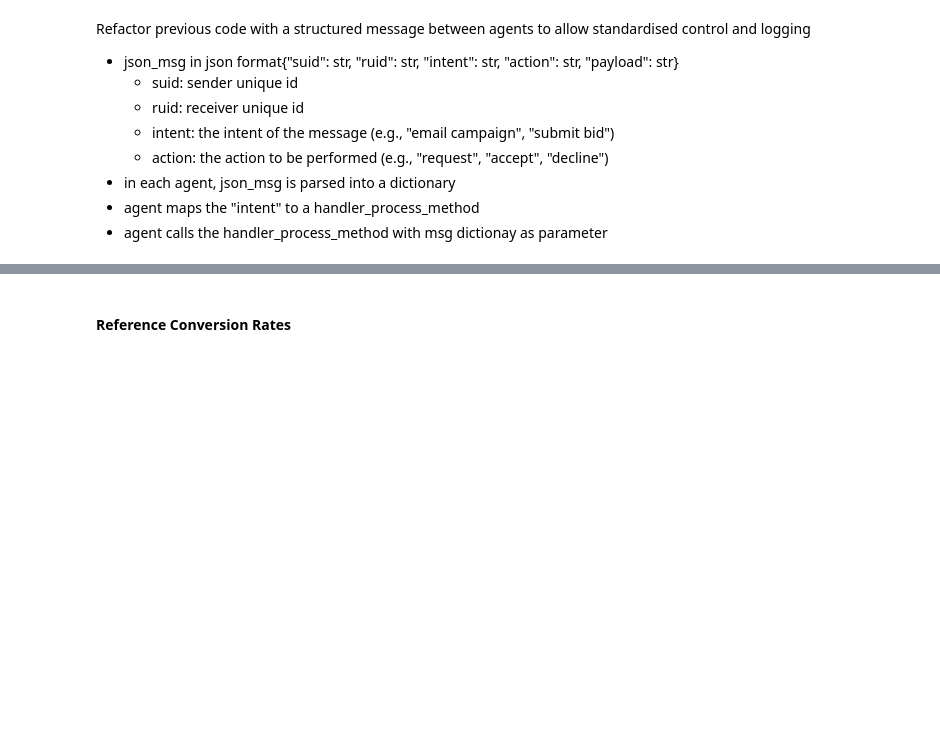
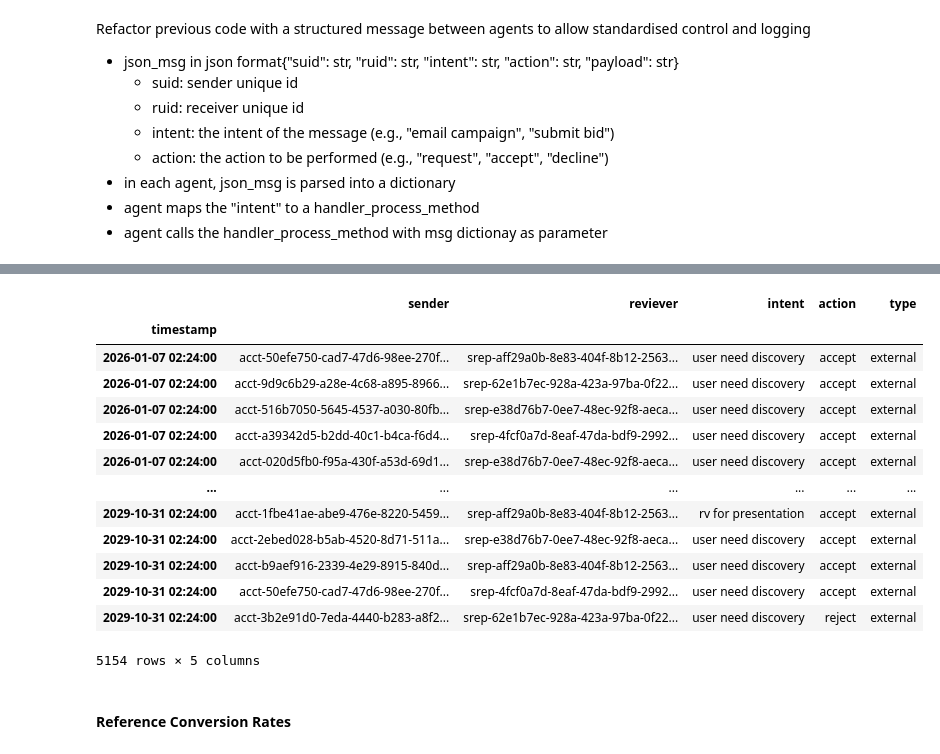
Before and after one commit to vtecftwy/crm-sim, a Jupyter notebook: nbs/wip_06_crm_simpy_refactor.ipynb, the cells around one changed output, grey strips where cells are left out. Cells and saved outputs as stored; diff of their text form; code cells hidden in the pictures; blank space fills up the shorter version.

```diff
--- a/nbs/wip_06_crm_simpy_refactor.ipynb
+++ b/nbs/wip_06_crm_simpy_refactor.ipynb
@@ -50,3 +111,25 @@ Set autoreload mode
+# %%
+df = crm.transactions_to_df()
+df
+df.action.unique()
+# df.loc[df.intent == SalesIntents.USER_NEED.value, :]
+# df.loc[df.intent == SalesIntents.USER_NEED.value, :].loc[df.sender.str.startswith('acct'), :]
+df.loc[df.sender.str.startswith('acct'), :]
+# %% [output]
+|  | sender | reviever | intent | action | type |
+| timestamp |  |  |  |  |  |
+| 2026-01-07 02:24:00 | acct-50efe750-cad7-47d6-98ee-270f... | srep-aff29a0b-8e83-404f-8b12-2563... | user need discovery | accept | external |
+| 2026-01-07 02:24:00 | acct-9d9c6b29-a28e-4c68-a895-8966... | srep-62e1b7ec-928a-423a-97ba-0f22... | user need discovery | accept | external |
+| 2026-01-07 02:24:00 | acct-516b7050-5645-4537-a030-80fb... | srep-e38d76b7-0ee7-48ec-92f8-aeca... | user need discovery | accept | external |
+| 2026-01-07 02:24:00 | acct-a39342d5-b2dd-40c1-b4ca-f6d4... | srep-4fcf0a7d-8eaf-47da-bdf9-2992... | user need discovery | accept | external |
+| 2026-01-07 02:24:00 | acct-020d5fb0-f95a-430f-a53d-69d1... | srep-e38d76b7-0ee7-48ec-92f8-aeca... | user need discovery | accept | external |
+| ... | ... | ... | ... | ... | ... |
+| 2029-10-31 02:24:00 | acct-1fbe41ae-abe9-476e-8220-5459... | srep-aff29a0b-8e83-404f-8b12-2563... | rv for presentation | accept | external |
+| 2029-10-31 02:24:00 | acct-2ebed028-b5ab-4520-8d71-511a... | srep-e38d76b7-0ee7-48ec-92f8-aeca... | user need discovery | accept | external |
+| 2029-10-31 02:24:00 | acct-b9aef916-2339-4e29-8915-840d... | srep-aff29a0b-8e83-404f-8b12-2563... | user need discovery | accept | external |
+| 2029-10-31 02:24:00 | acct-50efe750-cad7-47d6-98ee-270f... | srep-4fcf0a7d-8eaf-47da-bdf9-2992... | user need discovery | accept | external |
+| 2029-10-31 02:24:00 | acct-3b2e91d0-7eda-4440-b283-a8f2... | srep-62e1b7ec-928a-423a-97ba-0f22... | user need discovery | reject | external |
+5154 rows × 5 columns
 # %% [markdown]
 #### Reference Conversion Rates
 # %% [markdown]
```
Also changed, not shown: parts of 21 cells of this notebook, 3 other files.
